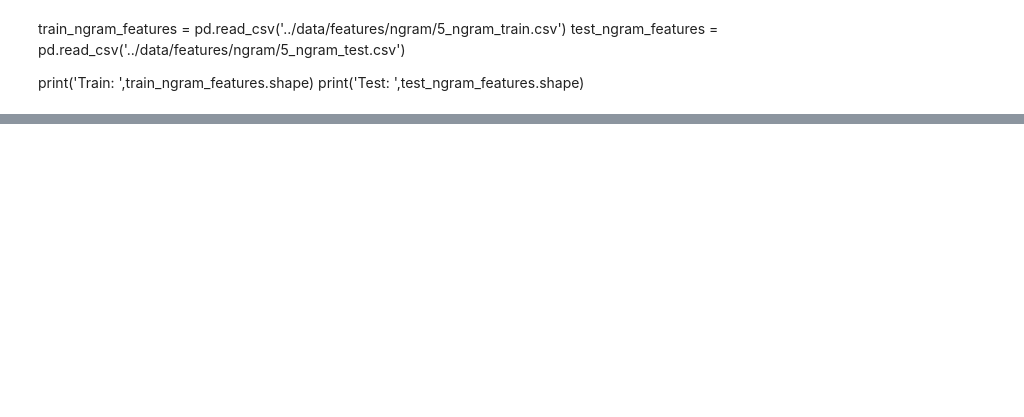
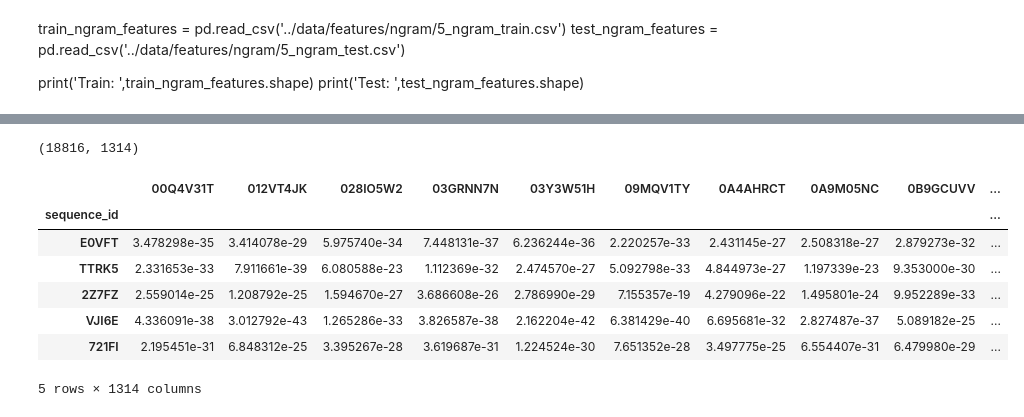
Before and after one commit to VictorCallejas/GeneticEngineeringAttributionChallenge, a Jupyter notebook: notebooks/blast_model_nn.ipynb, the cells around one changed output, grey strips where cells are left out. Cells and saved outputs as stored; diff of their text form; code cells hidden in the pictures; blank space fills up the shorter version.

```diff
--- a/notebooks/blast_model_nn.ipynb
+++ b/notebooks/blast_model_nn.ipynb
@@ -220,0 +851,18 @@ ValueError: Classification metrics can't handle a mix of multilabel-indicator an
+# %%
+model.eval()
+
+logits = []
+
+for step, batch in enumerate(test_dataloader):
+
+    with torch.cuda.amp.autocast():
+        with torch.no_grad():
+            b_logits = model(batch,device)
+            logits.extend(b_logits.float())
+# %%
+probas = nn.Softmax(dim=1)(torch.stack(logits)).detach().numpy()
+probas.shape
+# %% [output]
+(18816, 1314)
+# %%
+submission_format = pd.read_csv('../data/raw/submission_format.csv', index_col='sequence_id')
@@ -220,0 +872,15 @@ ValueError: Classification metrics can't handle a mix of multilabel-indicator an
+# %%
+my_submission = pd.DataFrame(data=probas,
+                             columns=labs,
+                             index=submission_format.index)
+# %%
+my_submission.head()
+# %% [output]
+|  | 00Q4V31T | 012VT4JK | 028IO5W2 | 03GRNN7N | 03Y3W51H | 09MQV1TY | 0A4AHRCT | 0A9M05NC | 0B9GCUVV | ... |
+| sequence_id |  |  |  |  |  |  |  |  |  | ... |
+| E0VFT | 3.478298e-35 | 3.414078e-29 | 5.975740e-34 | 7.448131e-37 | 6.236244e-36 | 2.220257e-33 | 2.431145e-27 | 2.508318e-27 | 2.879273e-32 | ... |
+| TTRK5 | 2.331653e-33 | 7.911661e-39 | 6.080588e-23 | 1.112369e-32 | 2.474570e-27 | 5.092798e-33 | 4.844973e-27 | 1.197339e-23 | 9.353000e-30 | ... |
+| 2Z7FZ | 2.559014e-25 | 1.208792e-25 | 1.594670e-27 | 3.686608e-26 | 2.786990e-29 | 7.155357e-19 | 4.279096e-22 | 1.495801e-24 | 9.952289e-33 | ... |
+| VJI6E | 4.336091e-38 | 3.012792e-43 | 1.265286e-33 | 3.826587e-38 | 2.162204e-42 | 6.381429e-40 | 6.695681e-32 | 2.827487e-37 | 5.089182e-25 | ... |
+| 721FI | 2.195451e-31 | 6.848312e-25 | 3.395267e-28 | 3.619687e-31 | 1.224524e-30 | 7.651352e-28 | 3.497775e-25 | 6.554407e-31 | 6.479980e-29 | ... |
+5 rows × 1314 columns
```
Also changed, not shown: parts of 74 cells of this notebook, 37 other files.
